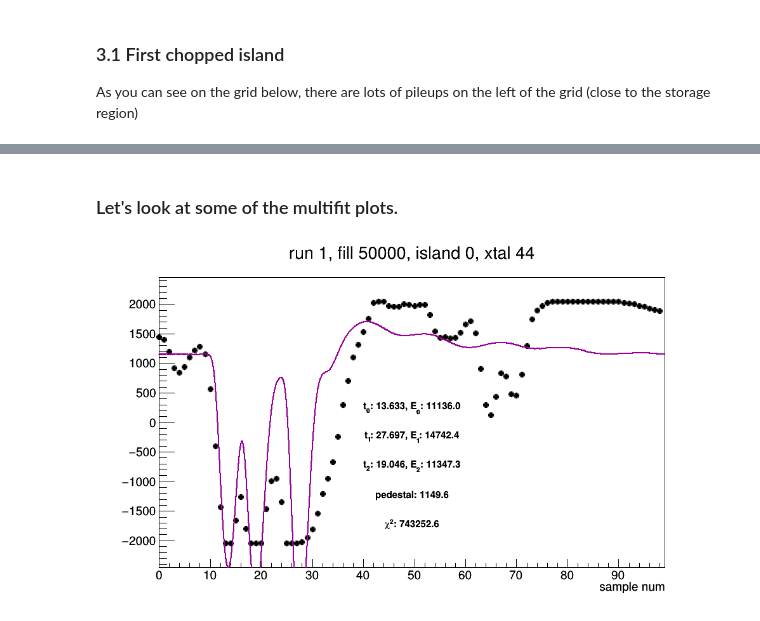
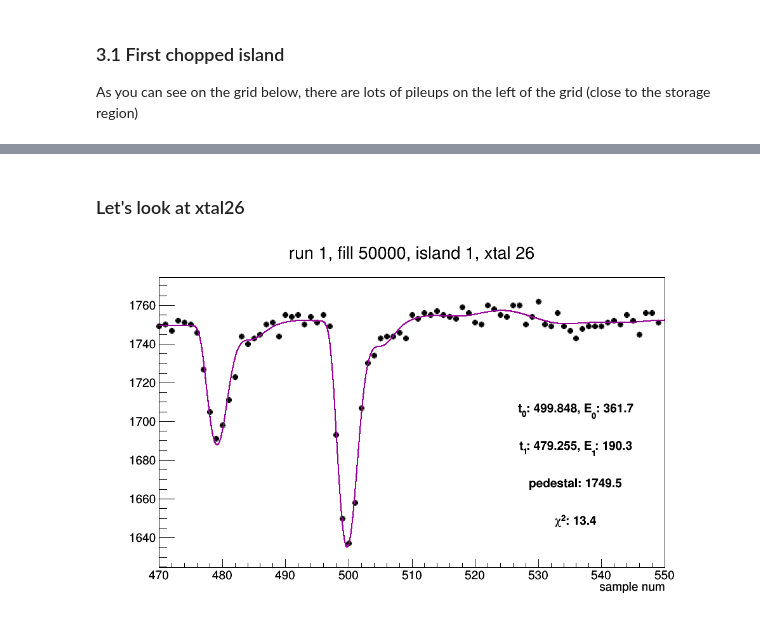
Before and after one commit to kimsiang/MuonG2, a Jupyter notebook: injection/InjectionGunFitDisplay_50000muons.ipynb, the cells around one changed output, grey strips where cells are left out. Drawn from its saved outputs; the diff is of its cells as text; code cells hidden in the pictures.

Commit message:
updated muon nb

```diff
--- a/injection/InjectionGunFitDisplay_50000muons.ipynb
+++ b/injection/InjectionGunFitDisplay_50000muons.ipynb
@@ -9,8 +9,7 @@ import ROOT
 from ipywidgets import interact, IntSlider, IntText
 from itertools import takewhile, count
 
-#f = ROOT.TFile('gm2ringsim_migun_50000muons_IslandPileupFits.root')
-f = ROOT.TFile('gm2ringsim_migun_part2_IslandPileupFits.root')
+f = ROOT.TFile('gm2ringsim_migun_part3_IslandPileupFits.root')
 module_label = 'Calo01IslandFits'
 
 if not ROOT.gROOT.FindObject('canv'):
@@ -18,6 +17,9 @@ if not ROOT.gROOT.FindObject('canv'):
 if not ROOT.gROOT.FindObject('splitcanv'):
     split_c = ROOT.TCanvas('splitcanv', 'splitcanv', 1200, 800)
     split_c.Divide(9, 6, 0, 0)
+if not ROOT.gROOT.FindObject('splitrowcanv'):
+    split_row_c = ROOT.TCanvas('splitrowcanv', 'splitrowcanv', 800, 800)
+    split_row_c.Divide(3, 3)
 sgen = takewhile(lambda s: isinstance(s, ROOT.TSpline3),
                          (f.Get('{0}/splines/spline{1}'.format(module_label, i))
                           for i in count()))
@@ -88,11 +90,11 @@ def plot_fit(entry_num, canvas, single=True, grid_index=0):
 
     # make text box
     x_range, y_range = (x_max - x_min, y_max - y_min)
-    txtbox = ROOT.TPaveText(x_min + 0.4*x_range, y_min + 0.6*y_range,
-                            x_min + 0.6*x_range, y_min + 0.1*y_range)
-    txtbox.SetFillColor(ROOT.kWhite)
-    txtbox.SetLineColor(ROOT.kWhite)
-    txtbox.SetShadowColor(ROOT.kWhite)
+    txtbox = ROOT.TPaveText(x_min + 0.7*x_range, y_min + 0.6*y_range,
+                            x_min + 0.95*x_range, y_min + 0.1*y_range)
+    txtbox.SetFillColor(0)
+    txtbox.SetLineColor(0)
+    txtbox.SetShadowColor(0)
     for (i, (energy, t0)) in enumerate(zip(t.energies, t.times)):
         txtbox.AddText('t_{{{0}}}: {1:0.3f}, E_{{{0}}}: {2:0.1f}'.format(i, t0,energy))
         #txtbox.AddText('E_{{{0}}}: {1:0.1f}'.format(i, energy))
@@ -128,6 +130,22 @@ def plot_grid_with_index(fill_num, island_num):
         plotted_objects = objects
     else:
         print('entry not found in index')
+
+def plot_row_with_index(fill_num, island_num, row_num):
+    ROOT.gStyle.SetOptTitle(1)
+    entry_num = t.GetEntryNumberWithIndex(fill_num, island_num)
+    if entry_num != -1L:
+        # have to make sure objects are not garbage collected
+        objects = []
+        for xtal_num in xrange(row_num*9, (row_num+1)*9,1):
+            split_row_c.cd(xtal_num-row_num*9+1)
+            objects.append(plot_fit(entry_num + 9*row_num, split_row_c, single=True, grid_index=xtal_num))
+            entry_num += 1
+        split_row_c.Draw()
+        global plotted_objects
+        plotted_objects = objects
+    else:
+        print('entry not found in index')
 # %% [markdown]
 ## 3. Plot the first islands in a grid
 
@@ -144,6 +194,6 @@ plot_grid_with_index(50000,1)
 # %% [markdown]
-### Let's look at some of the multifit plots.
+### Let's look at xtal26
 # %%
-plot_one_with_index(50000,0,44)
+plot_one_with_index(50000,1,26)
 # %% [output]
-[figure, old version]
+[figure, new version]
```
Also changed, not shown: parts of 16 cells of this notebook.
